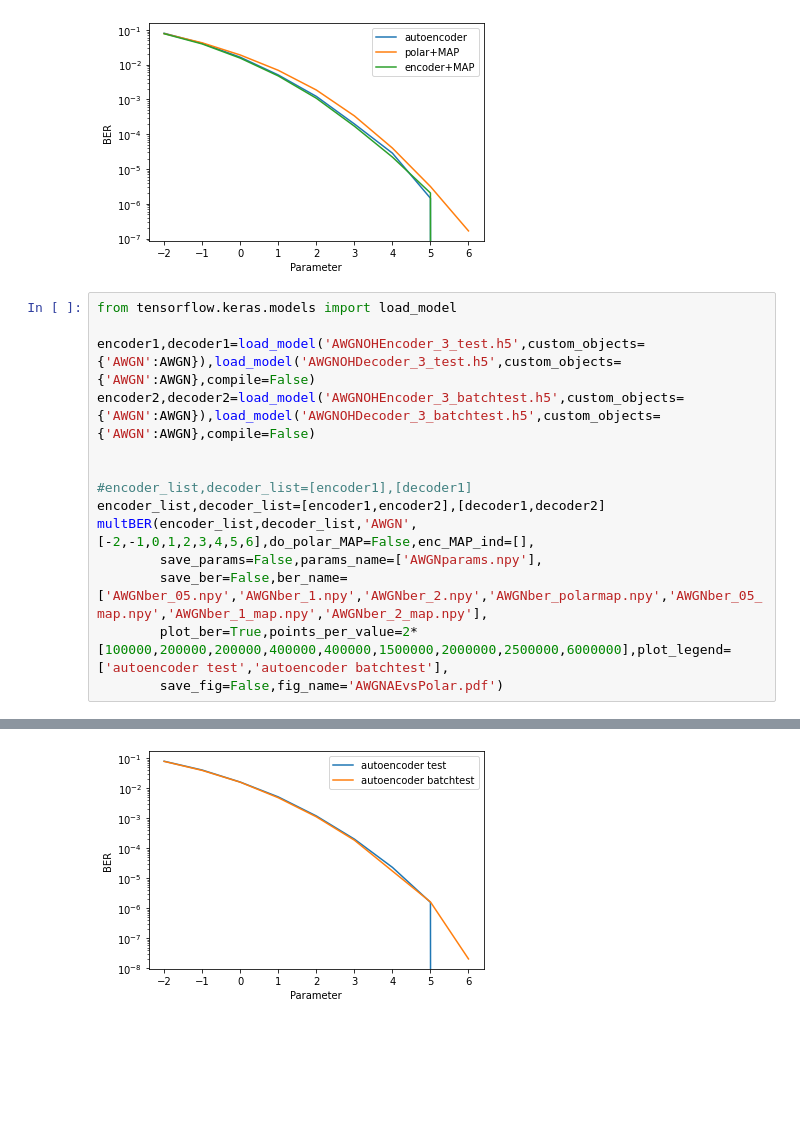
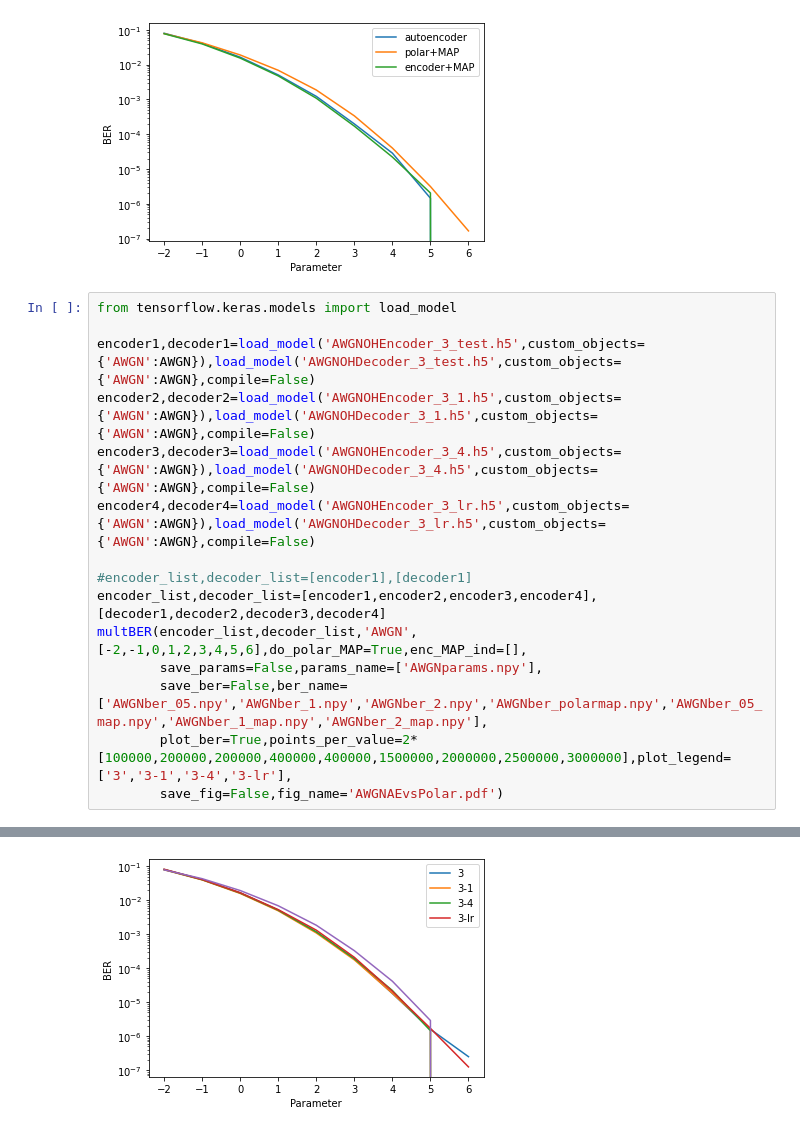
Before and after one commit to remzawi/deep_fec, a Jupyter notebook: AWGNOHAutoencoder_Plots.ipynb, the cells around one changed output, grey strips where cells are left out. Saved outputs shown, nothing was run; the diff lists cells and outputs as text; blank space fills up the shorter version.

```diff
--- a/AWGNOHAutoencoder_Plots.ipynb
+++ b/AWGNOHAutoencoder_Plots.ipynb
@@ -63,15 +63,16 @@ WARNING:tensorflow:No training configuration found in the save file, so the mode
 from tensorflow.keras.models import load_model
 
 encoder1,decoder1=load_model('AWGNOHEncoder_3_test.h5',custom_objects={'AWGN':AWGN}),load_model('AWGNOHDecoder_3_test.h5',custom_objects={'AWGN':AWGN},compile=False)
-encoder2,decoder2=load_model('AWGNOHEncoder_3_batchtest.h5',custom_objects={'AWGN':AWGN}),load_model('AWGNOHDecoder_3_batchtest.h5',custom_objects={'AWGN':AWGN},compile=False)
-
+encoder2,decoder2=load_model('AWGNOHEncoder_3_1.h5',custom_objects={'AWGN':AWGN}),load_model('AWGNOHDecoder_3_1.h5',custom_objects={'AWGN':AWGN},compile=False)
+encoder3,decoder3=load_model('AWGNOHEncoder_3_4.h5',custom_objects={'AWGN':AWGN}),load_model('AWGNOHDecoder_3_4.h5',custom_objects={'AWGN':AWGN},compile=False)
+encoder4,decoder4=load_model('AWGNOHEncoder_3_lr.h5',custom_objects={'AWGN':AWGN}),load_model('AWGNOHDecoder_3_lr.h5',custom_objects={'AWGN':AWGN},compile=False)
 
 #encoder_list,decoder_list=[encoder1],[decoder1]
-encoder_list,decoder_list=[encoder1,encoder2],[decoder1,decoder2]
-multBER(encoder_list,decoder_list,'AWGN',[-2,-1,0,1,2,3,4,5,6],do_polar_MAP=False,enc_MAP_ind=[],
+encoder_list,decoder_list=[encoder1,encoder2,encoder3,encoder4],[decoder1,decoder2,decoder3,decoder4]
+multBER(encoder_list,decoder_list,'AWGN',[-2,-1,0,1,2,3,4,5,6],do_polar_MAP=True,enc_MAP_ind=[],
         save_params=False,params_name=['AWGNparams.npy'],
         save_ber=False,ber_name=['AWGNber_05.npy','AWGNber_1.npy','AWGNber_2.npy','AWGNber_polarmap.npy','AWGNber_05_map.npy','AWGNber_1_map.npy','AWGNber_2_map.npy'],
-        plot_ber=True,points_per_value=2*[100000,200000,200000,400000,400000,1500000,2000000,2500000,6000000],plot_legend=['autoencoder test','autoencoder batchtest'],
+        plot_ber=True,points_per_value=2*[100000,200000,200000,400000,400000,1500000,2000000,2500000,3000000],plot_legend=['3','3-1','3-4','3-lr'],
         save_fig=False,fig_name='AWGNAEvsPolar.pdf')
 # %% [output]
 WARNING:tensorflow:No training configuration found in the save file, so the model was *not* compiled. Compile it manually.
@@ -79 +82 @@ WARNING:tensorflow:No training configuration found in the save file, so the mode
-[figure, old version]
+[figure, new version]
```
Also changed, not shown: parts of 1 cell of this notebook, 3 other files.
